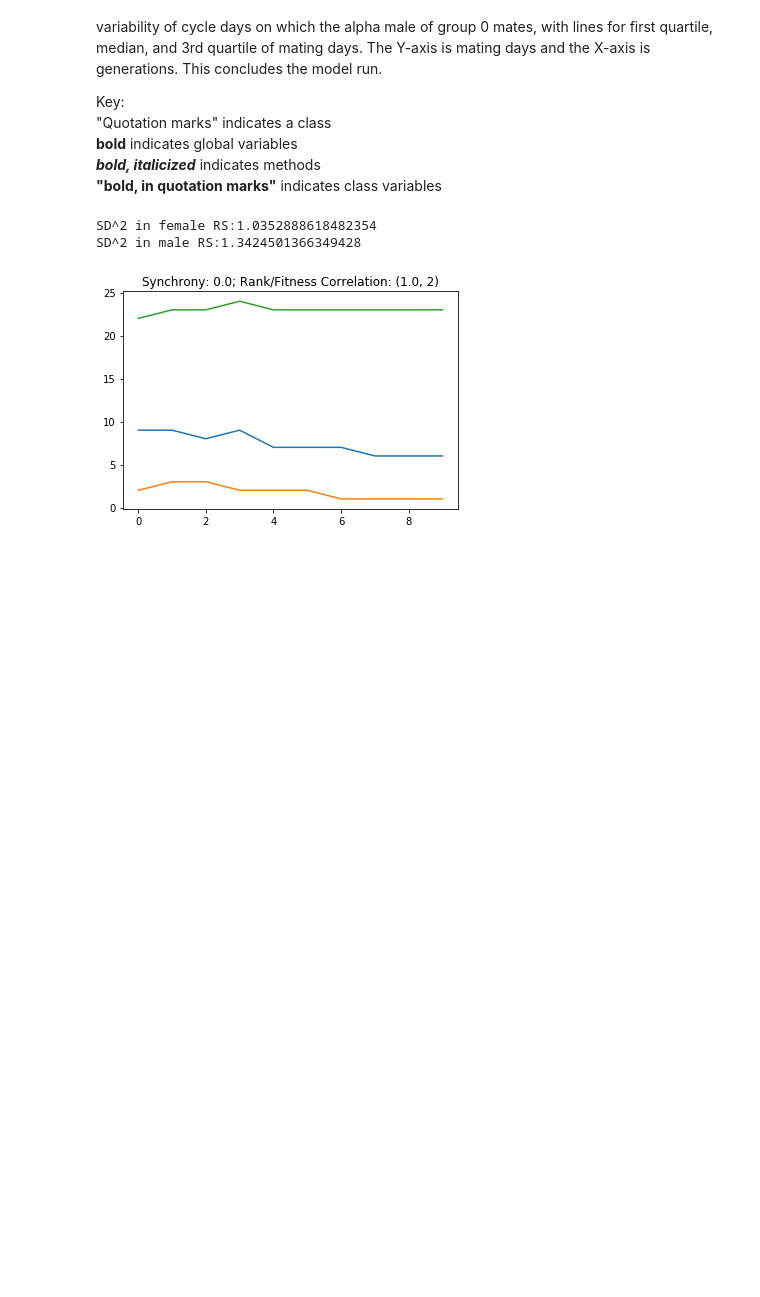
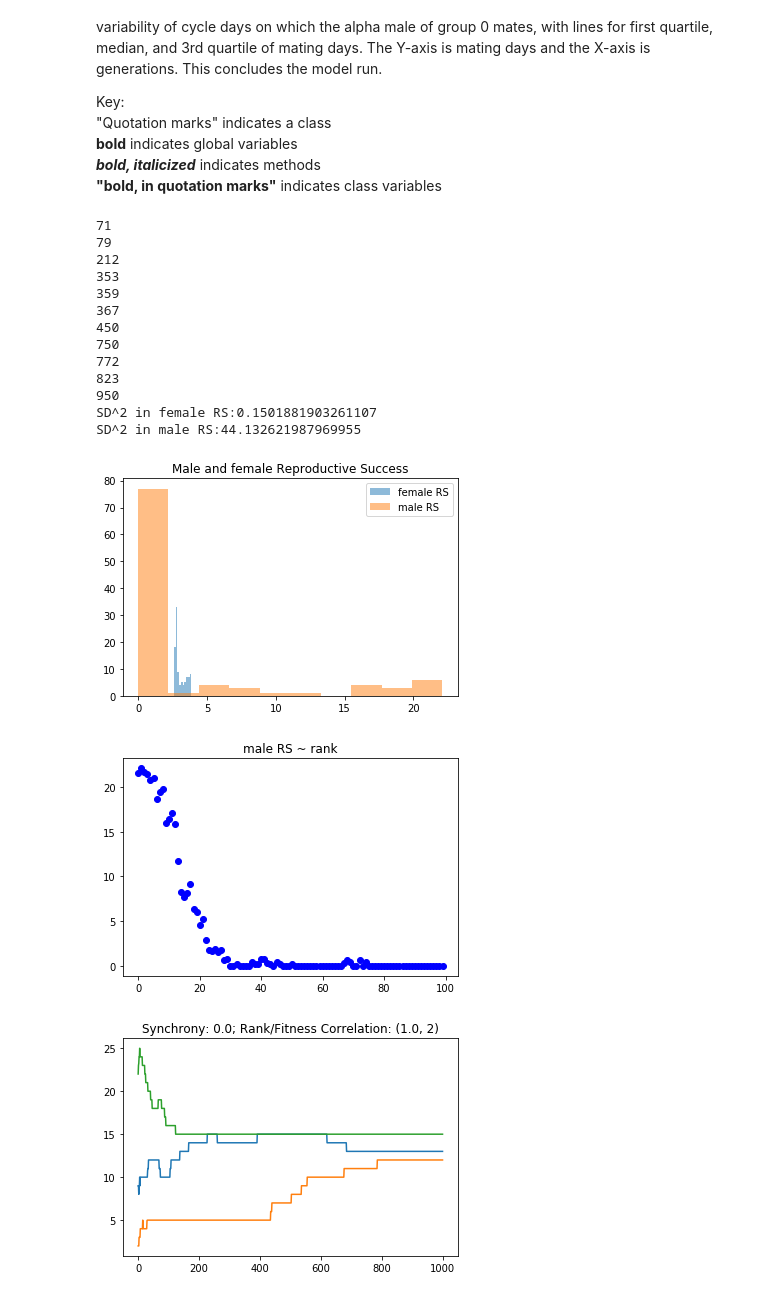
Before and after one commit to kevinrosenfield/FertilitySignalsABM, a Jupyter notebook: fertSignals_0d_GA_v2.ipynb, the cells around one changed output. Saved outputs shown, nothing was run; the diff lists cells and outputs as text; code cells hidden in the pictures; blank space fills up the shorter version.

```diff
--- a/fertSignals_0d_GA_v2.ipynb
+++ b/fertSignals_0d_GA_v2.ipynb
@@ -67,7 +67,8 @@ class evolvingModel:
             self.updateAlphaMatingDays()
 
             if self.generation == nGenerations - 1:
-               self.plotRS()
+                %matplotlib inline
+                self.plotRS()
 
             for g in self.groups:
                 g.setupNextGen()
@@ -118,12 +119,17 @@ class evolvingModel:
 
     def plotRS(self):
 
-        print("SD^2 in female RS:"+str(statistics.variance([f.benefit for f in model.groups[0].females])))
-        print("SD^2 in male RS:"+str(statistics.variance([m.benefit for m in model.groups[0].males])))
+        femaleRS = [f.benefit for f in model.groups[0].females]
+        maleRS = [m.benefit for m in model.groups[0].males]
+
+        print("SD^2 in female RS:"+str(statistics.variance(femaleRS)))
+        print("SD^2 in male RS:"+str(statistics.variance(maleRS)))
 
         plt.figure()
-        plt.hist([f.benefit for f in model.groups[0].females])
-        plt.title('female RS')
+        plt.hist(femaleRS, alpha=0.5, label = "female RS")
+        plt.hist(maleRS, alpha=0.5, label = "male RS")
+        plt.title('Male and female Reproductive Success')
+        plt.legend(loc='upper right')
         plt.show()
 
         plt.figure()
@@ -131,19 +137,12 @@ class evolvingModel:
         plt.title('male RS ~ rank')
         plt.show()
 
-        plt.figure()
-        plt.hist([m.benefit for m in model.groups[0].males])
-        plt.title('male RS')
-        plt.show()
-
     def plotMatingDays(self):
 
-        %matplotlib inline
         plt.figure()
 
-        plt.plot(range(self.generation), self.alphaMatingSpread[0])
-        plt.plot(range(self.generation), self.alphaMatingSpread[1])
-        plt.plot(range(self.generation), self.alphaMatingSpread[2])
+        for i in range(3):
+            plt.plot(range(self.generation), self.alphaMatingSpread[i])
 
         plt.ylim = [0, cycleLength]
         plt.xlim = [0, 1.0]
@@ -372,17 +371,30 @@ startingSignal = "noSignal" #"randomUniform"
 
 # model mechanics parameters
 # %%
-nGenerations = 10
+nGenerations = 1000
 modelLength = 100
 nGroups = 3
 dispersal = True
 realTimePlots = True
 model = evolvingModel()
 model.evolve()
 # %% [output]
-SD^2 in female RS:1.0352888618482354
-SD^2 in male RS:1.3424501366349428
+71
+79
+212
+353
+359
+367
+450
+750
+772
+823
+950
+SD^2 in female RS:0.1501881903261107
+SD^2 in male RS:44.132621987969955
-[figure, old version]
+[figure, new version]
+[figure, added]
+[figure, added]
 # %%
 for s in np.arange(0,1.1,0.2):
     for r in np.arange(0,1.1,0.2):
```
